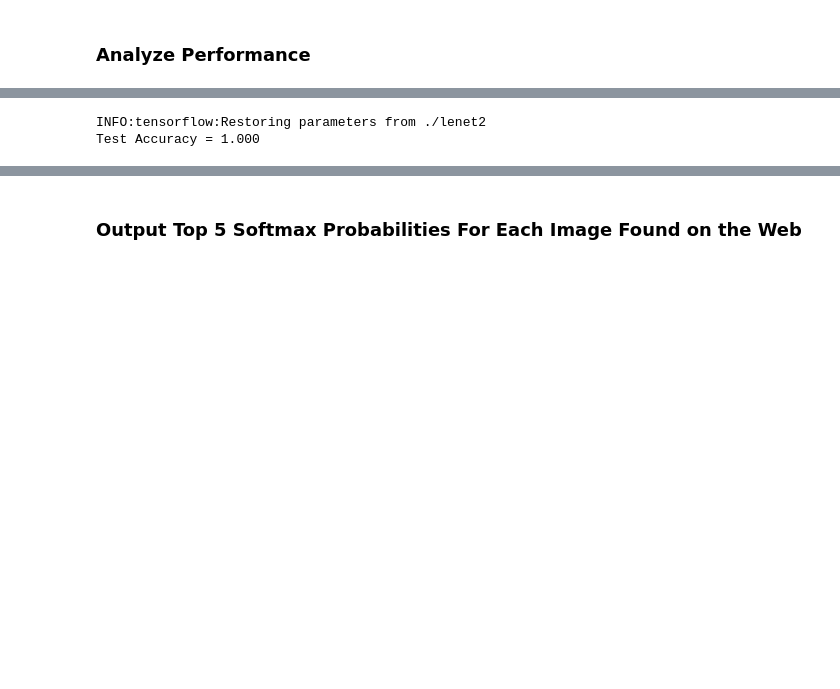
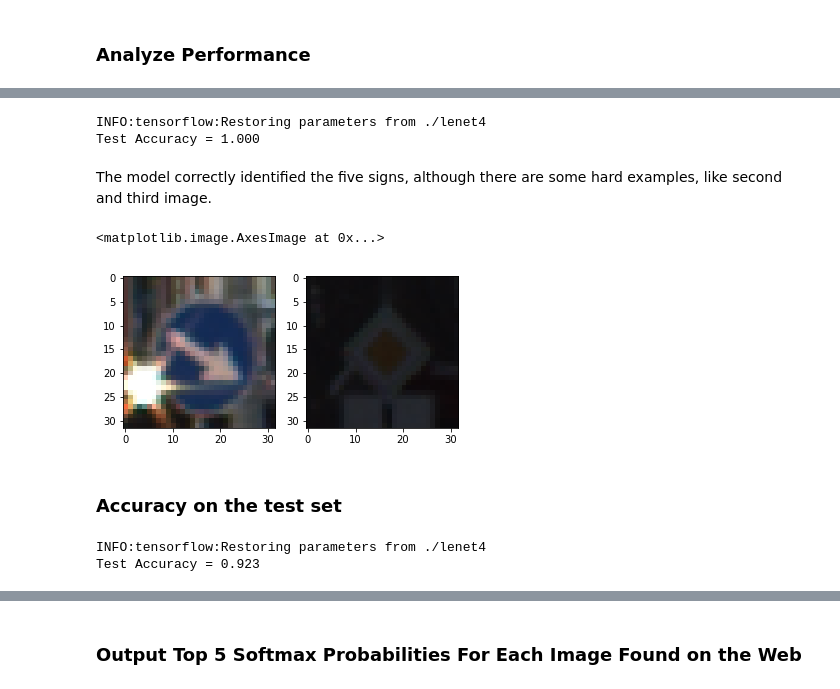
Before and after one commit to AbdallahNasir/CarND-Traffic-Sign-Classifier-Project, a Jupyter notebook: Traffic_Sign_Classifier.ipynb, the cells around one changed output, grey strips where cells are left out. Drawn from its saved outputs; the diff is of its cells as text; code cells hidden in the pictures; blank space fills up the shorter version.

```diff
--- a/Traffic_Sign_Classifier.ipynb
+++ b/Traffic_Sign_Classifier.ipynb
@@ -395,10 +445,31 @@ images.append(cv2.resize(image5, (32, 32)))
 # %%
 with tf.Session() as sess:
-        saver.restore(sess, './lenet2')
+        saver.restore(sess, './lenet4')
         accuracy = sess.run(accuracy_operation, feed_dict= \
                             {x: np.array(images, dtype='float32')\
                                          , y: np.array([16,38,12,2,22], dtype='uint8'), keep_prob : keep_prob_value})
         print("Test Accuracy = {:.3f}".format(accuracy))
 # %% [output]
-INFO:tensorflow:Restoring parameters from ./lenet2
+INFO:tensorflow:Restoring parameters from ./lenet4
 Test Accuracy = 1.000
+# %% [markdown]
+The model correctly identified the five signs, although there are some hard examples, like second and third image.
+# %%
+plt.subplot(1,2,1)
+plt.imshow(images[1])
+plt.subplot(1,2,2)
+plt.imshow(images[2])
+# %% [output]
+<matplotlib.image.AxesImage at 0x...>
+[figure, added]
+# %% [markdown]
+### Accuracy on the test set
+# %%
+with tf.Session() as sess:
+        saver.restore(sess, './lenet4')
+        accuracy = sess.run(accuracy_operation, feed_dict= \
+                            {x: X_test, y: y_test, keep_prob : keep_prob_value})
+        print("Test Accuracy = {:.3f}".format(accuracy))
+# %% [output]
+INFO:tensorflow:Restoring parameters from ./lenet4
+Test Accuracy = 0.923
```
Also changed, not shown: parts of 16 cells of this notebook, 4 other files.
